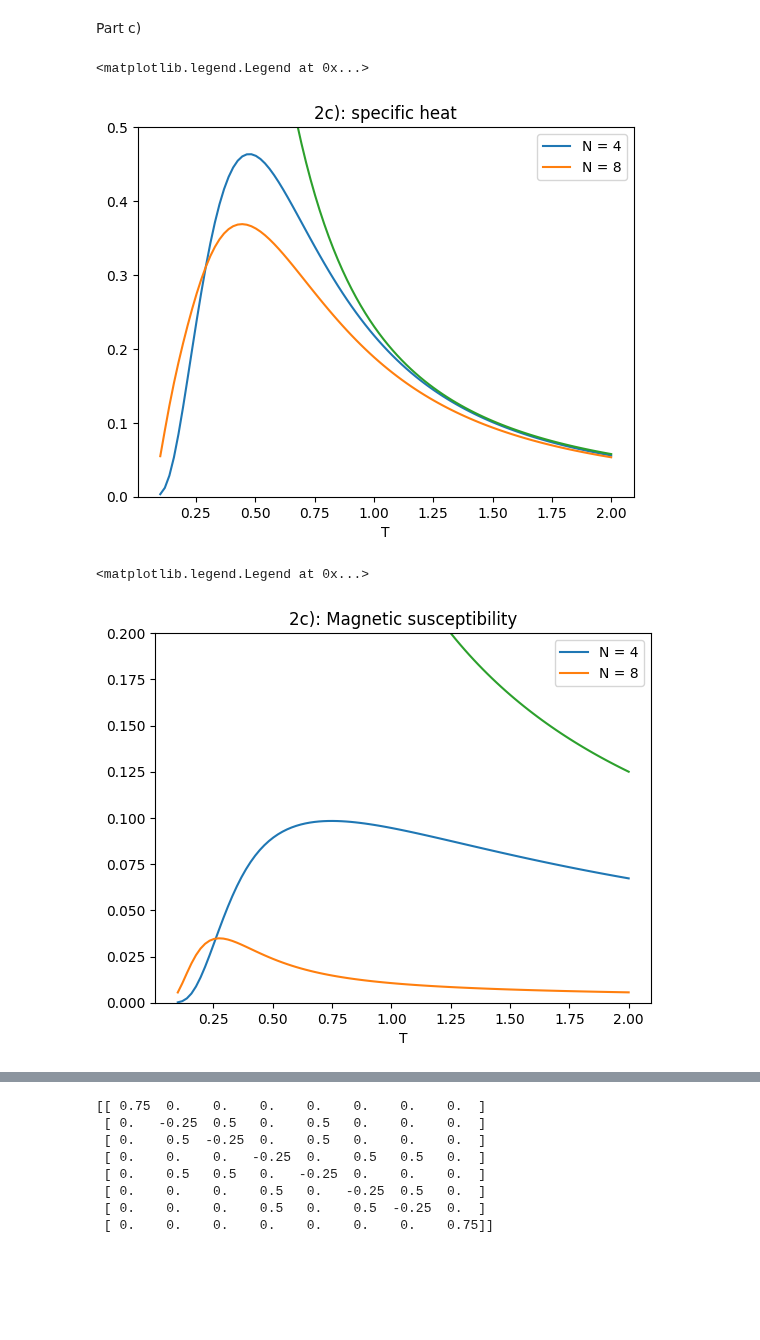
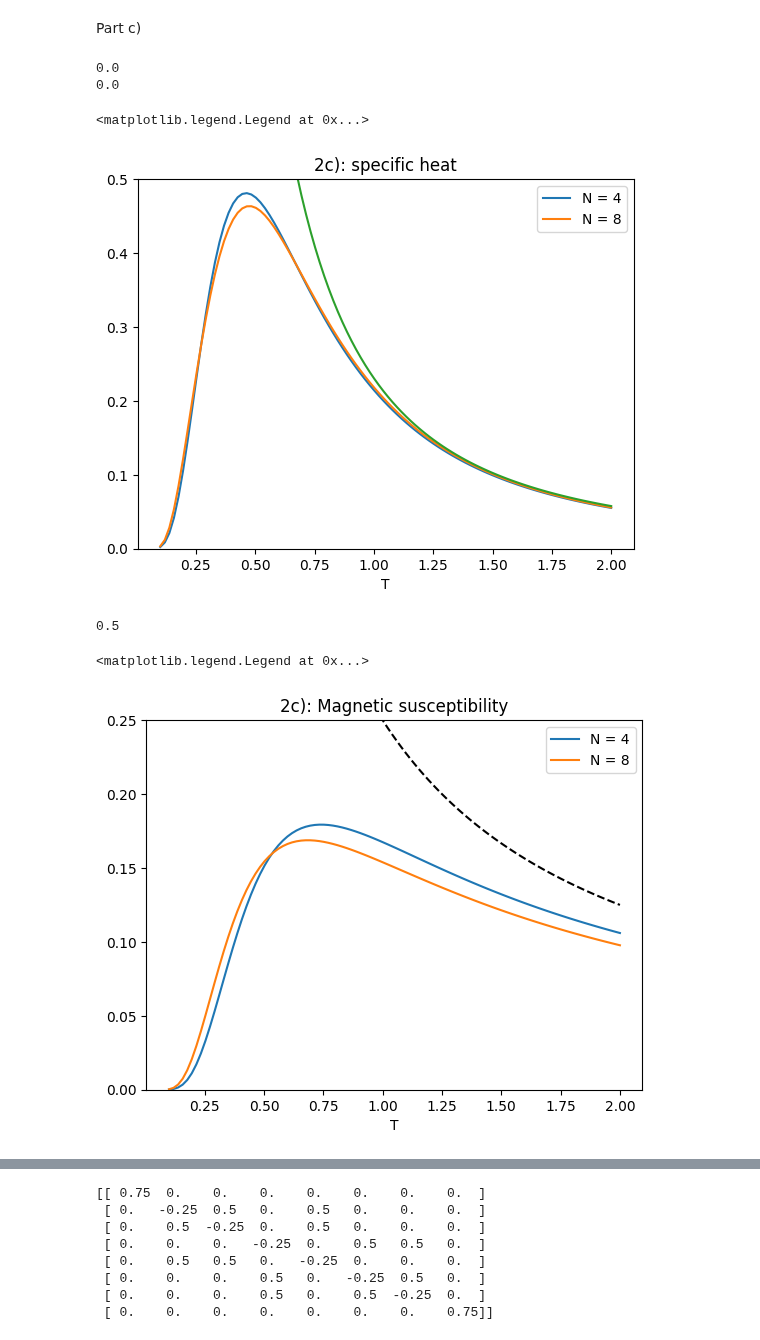
Before and after one commit to corinnawegner/Computational-physics, a Jupyter notebook: Project 6/Problem 2.ipynb, the cells around one changed output, grey strips where cells are left out. Saved outputs shown, nothing was run; the diff lists cells and outputs as text; code cells hidden in the pictures; blank space fills up the shorter version.

```diff
--- a/Project 6/Problem 2.ipynb
+++ b/Project 6/Problem 2.ipynb
@@ -155,22 +155,22 @@ k_B = 1#.38 *10**(-23)
 def magnetisation_for_state(state, N):
     list_a_int, list_a_bin = generate_binary_list(N)
     list_m = [] #Magnetisation per particle for all basis states
-    for spin_sequence in list_a_bin:
+    for spin_sequence in list_a_bin: #Iterate over all basis states (their binary representation) to determine their magnetisation
         m = 0
         for s in spin_sequence:
             if s == 1:
-                m += 1
+                m += 1/2
             elif s == -1:
-                m -= 1
+                m -= 1/2
             elif s == 0:
-                m -= 1
+                m -= 1/2
             else:
                 print("Spin sequence is neither binary nor sequence of 1 and -1")
         list_m.append(m)
-    m = 0
+    mz = 0
     for index, val in enumerate(state):
-        m += list_m[index] * val**2 #Todo: quadrat oder nicht?
-    return m/N
+        mz += list_m[index] * val**2 #Todo: quadrat oder nicht?
+    return mz
 
 def specific_heat(energies, N, T):
     prefs = [np.exp(-e/T) for e in energies]
@@ -193,8 +193,17 @@ def C_v(N, T, J=1):
     enum = frac**2
     denom = np.cosh(frac)**2
     return N*k_B*enum/denom
+# %%
+state_test = [0,1/np.sqrt(2),-1/np.sqrt(2),0]
+n_test = 2
+
+print(magnetisation_for_state(state_test,n_test))
+print(magnetic_susceptibility([state_test], [-1], n_test, 1))
+# %% [output]
+0.0
+0.0
 # %%
-list_N_c = [4,8]#,12] #Todo: Add another
+list_N_c = [2,4,6,8,10]#,12] #Todo: Add another
 specific_heats = []
 magnetic_susceptibilities = []
 list_T = np.linspace(0.1,2,100)
@@ -208,7 +217,7 @@ for n in list_N_c:
         eigvecs = eigs.eigenvectors
         sp = specific_heat(eigs.eigenvalues, n, temp)
         list_sp.append(sp)
-        ms = magnetic_susceptibility(eigvecs, eigs.eigenvalues, n, temp)
+        ms = magnetic_susceptibility(eigvecs, np.real(eigs.eigenvalues), n, temp)
         list_ms.append(ms)
     magnetic_susceptibilities.append(list_ms)
     specific_heats.append(list_sp)
@@ -223,17 +232,21 @@ plt.ylim(0,0.5)
 plt.legend()
 # %% [output]
 <matplotlib.legend.Legend at 0x...>
-[figure, old version]
+[figure, new version]
+# %%
+magnetisation_for_state([0,0,0,1,1,1,0,0],3)
+# %% [output]
+0.5
 # %%
 plt.plot(list_T, magnetic_susceptibilities[0], label="N = 4")
 plt.plot(list_T, magnetic_susceptibilities[1], label="N = 8")
-plt.plot(list_T, [1/(4*t) for t in list_T])
+plt.plot(list_T, [1/(4*t) for t in list_T], "k--", label="")
 #plt.plot(list_T, specific_heats[2], label="N = 12") #Todo: Calculate and plot this as well
 #plt.plot(list_T, [3/(13*t**2) for t in list_T])
 plt.title("2c): Magnetic susceptibility")
 plt.xlabel("T")
-plt.ylim(0,0.2)
+plt.ylim(0,0.25)
 plt.legend()
 # %% [output]
 <matplotlib.legend.Legend at 0x...>
-[figure, old version]
+[figure, new version]
```
Also changed, not shown: parts of 7 cells of this notebook.
